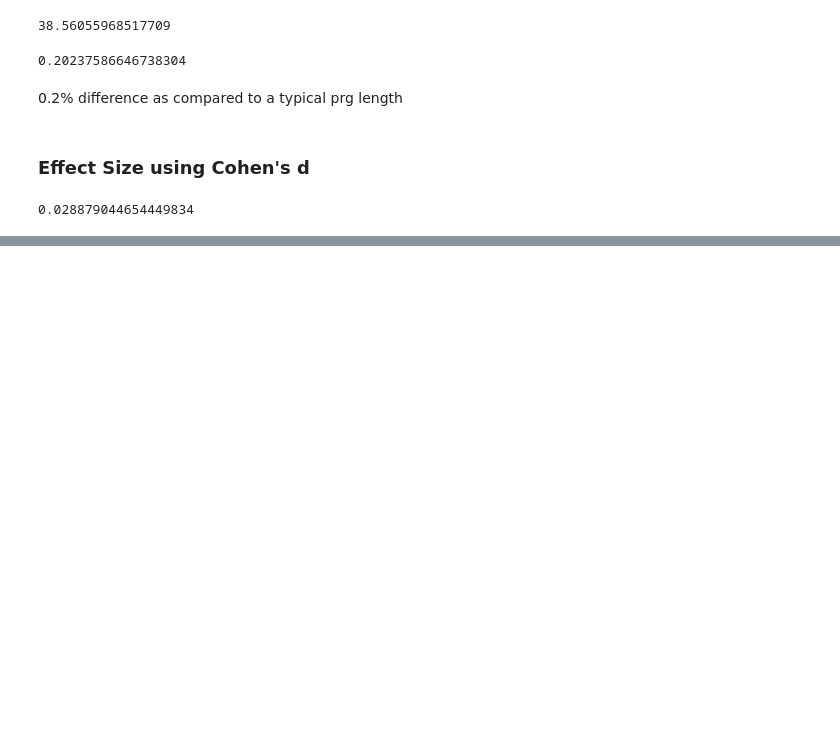
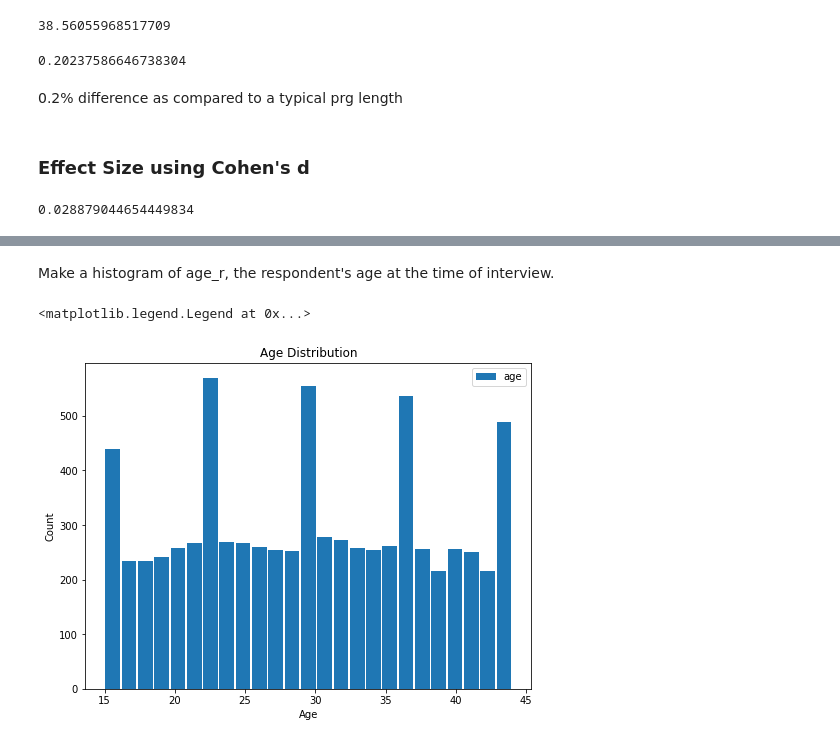
Before and after one commit to sarthakbabbar3/ThinkStats2_MyAnswers, a Jupyter notebook: Chapter-2 Distributions.ipynb, the cells around one changed output, grey strips where cells are left out. Drawn from its saved outputs; the diff is of its cells as text; code cells hidden in the pictures; blank space fills up the shorter version.

```diff
--- a/Chapter-2 Distributions.ipynb
+++ b/Chapter-2 Distributions.ipynb
@@ -186,0 +249,12 @@ cohen_d(firsts.prglngth, others.prglngth)
+# %% [markdown]
+Make a histogram of age_r, the respondent's age at the time of interview.
+# %%
+figure(figsize=(8,6))
+plt.hist(resp.age_r,bins=25,rwidth=0.9,label='age')
+plt.xlabel('Age')
+plt.ylabel('Count')
+plt.title('Age Distribution')
+plt.legend(loc='upper right')
+# %% [output]
+<matplotlib.legend.Legend at 0x...>
+[figure, added]
```
Also changed, not shown: parts of 27 cells of this notebook.
